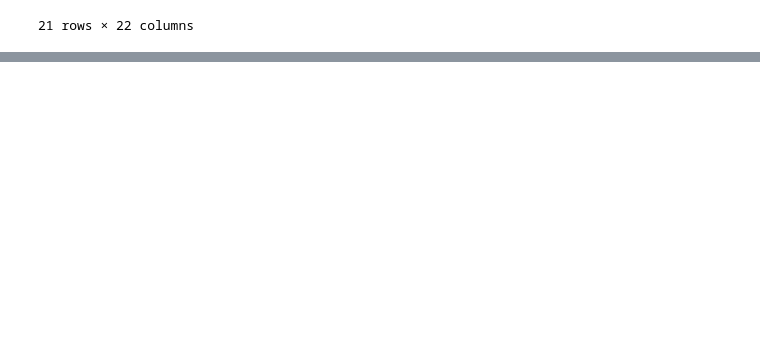
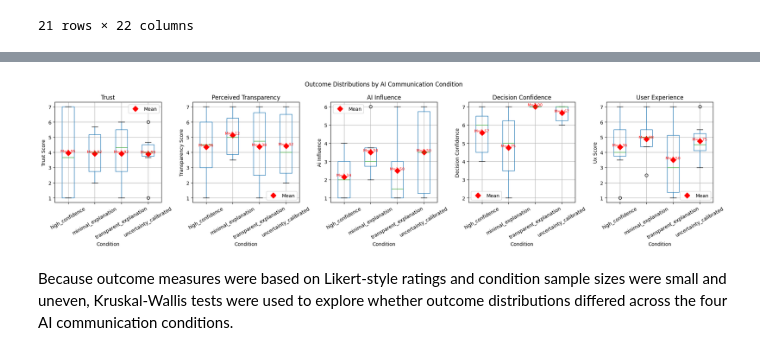
Before and after one commit to irenedranowski/trust-reliance-ai-decision-making, a Jupyter notebook: analysis.ipynb, the cells around one changed output, grey strips where cells are left out. Drawn from its saved outputs; the diff is of its cells as text; code cells hidden in the pictures; blank space fills up the shorter version.

Commit message:
Add condition level analysis and final report

```diff
--- a/analysis.ipynb
+++ b/analysis.ipynb
@@ -174,0 +547,51 @@ dataset.to_csv("data/participant_data_cleaned.csv", index=False)
+# %%
+metrics = ["trust_score", "transparency_score", "ai_influence", "decision_confidence", "ux_score"]
+metric_titles = {
+    "trust_score": "Trust",
+    "transparency_score": "Perceived Transparency",
+    "ai_influence": "AI Influence",
+    "decision_confidence": "Decision Confidence",
+    "ux_score": "User Experience"
+}
+
+fig, axes = plt.subplots(1, len(metrics), figsize=(20, 5), sharey=False)
+
+for i, metric in enumerate(metrics):
+    dataset.boxplot(column=metric, by="condition_key", ax=axes[i])
+
+    means = dataset.groupby("condition_key")[metric].mean()
+
+    axes[i].plot(
+        range(1, len(means) + 1),
+        means.values,
+        color="red",
+        marker="D",
+        linestyle="",
+        markersize=8,
+        label="Mean"
+    )
+
+    for x, mean_value in enumerate(means.values, start=1):
+        axes[i].text(
+            x,
+            mean_value,
+            f"M={mean_value:.2f}",
+            color="red",
+            ha="center",
+            va="bottom",
+            fontsize=8
+        )
+
+    axes[i].legend()
+    axes[i].set_title(metric_titles[metric])
+    axes[i].set_xlabel("Condition")
+    axes[i].set_ylabel(metric.replace("_", " ").title())
+    axes[i].tick_params(axis="x", rotation=30)
+
+plt.suptitle("Outcome Distributions by AI Communication Condition")
+plt.tight_layout()
+plt.show()
+# %% [output]
+[figure, added]
+# %% [markdown]
+Because outcome measures were based on Likert-style ratings and condition sample sizes were small and uneven, Kruskal-Wallis tests were used to explore whether outcome distributions differed across the four AI communication conditions.
```
Also changed, not shown: parts of 51 cells of this notebook.
